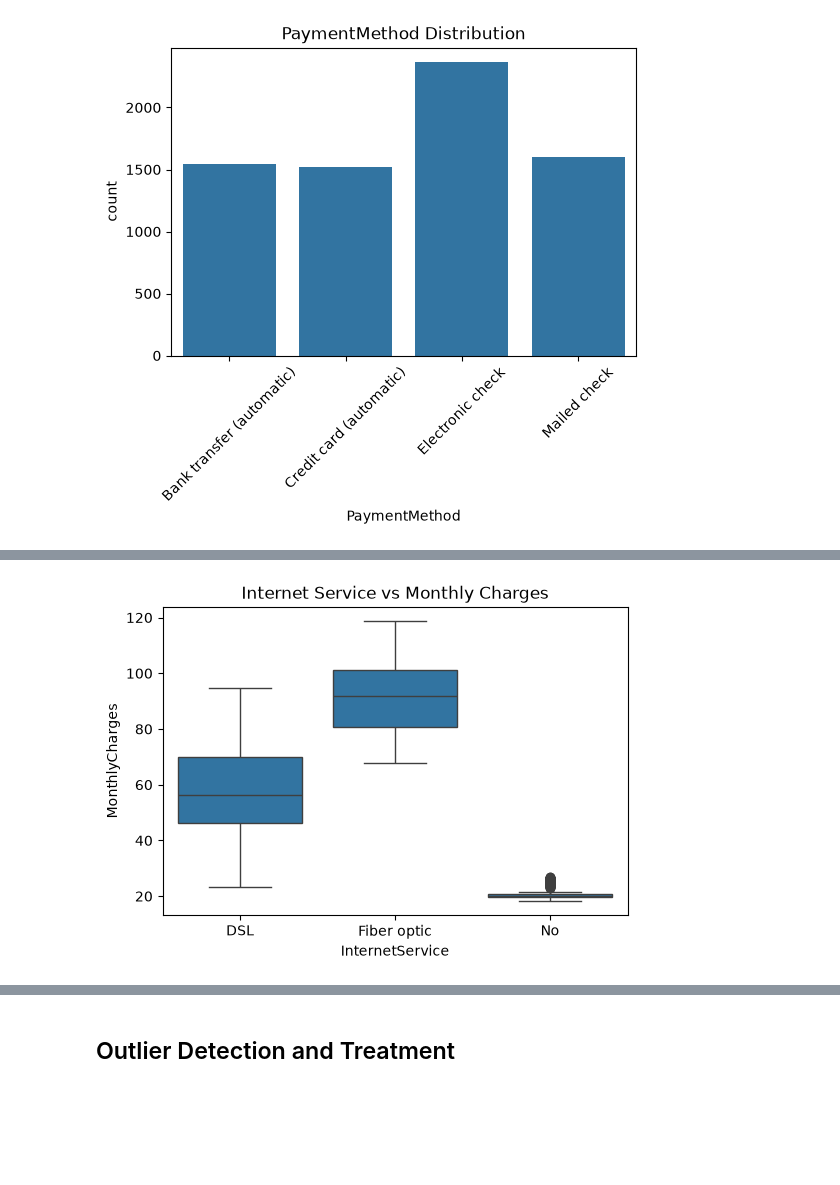
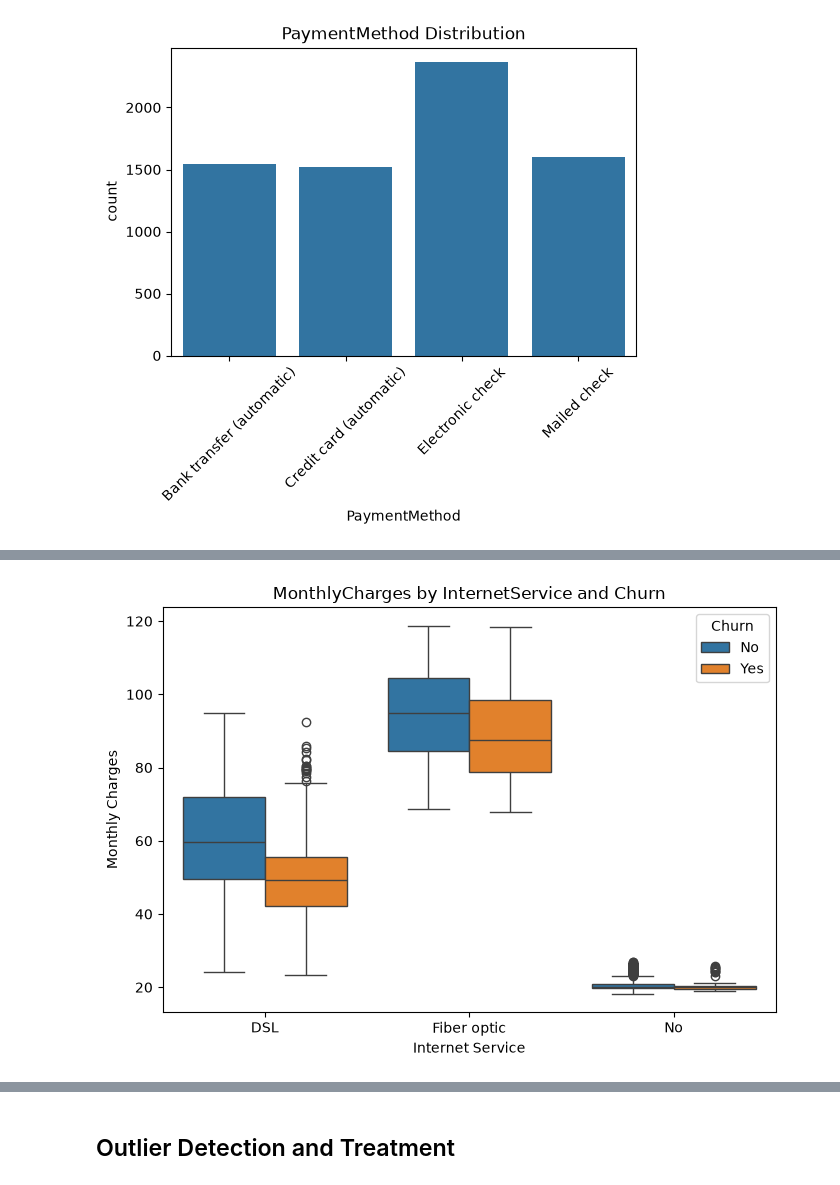
Before and after one commit to KrissadaSrisuwan/customer-churn-prediction, a Jupyter notebook: notebooks/01_eda_and_cleaning.ipynb, the cells around one changed output, grey strips where cells are left out. Saved outputs shown, nothing was run; the diff lists cells and outputs as text; code cells hidden in the pictures; blank space fills up the shorter version.

```diff
--- a/notebooks/01_eda_and_cleaning.ipynb
+++ b/notebooks/01_eda_and_cleaning.ipynb
@@ -354,8 +353,11 @@ plt.show()
 # %%
-# ดูว่า Fiber optic, DSL และ No internet service มีค่าใช้จ่ายต่างกันอย่างไร
-plt.figure(figsize=(6,4))
-sns.boxplot(data=df, x='InternetService', y='MonthlyCharges')
-plt.title('Internet Service vs Monthly Charges')
+plt.figure(figsize=(7, 5))
+sns.boxplot(data=df, x='InternetService', y='MonthlyCharges', hue='Churn')
+plt.title('MonthlyCharges by InternetService and Churn')
+plt.xlabel('Internet Service')
+plt.ylabel('Monthly Charges')
+plt.tight_layout()
+plt.savefig('../outputs/figures/monthlycharges_internetservice_churn.png', dpi=300, bbox_inches='tight')
 plt.show()
 # %% [output]
-[figure, old version]
+[figure, new version]
```
Also changed, not shown: parts of 45 cells of this notebook.
